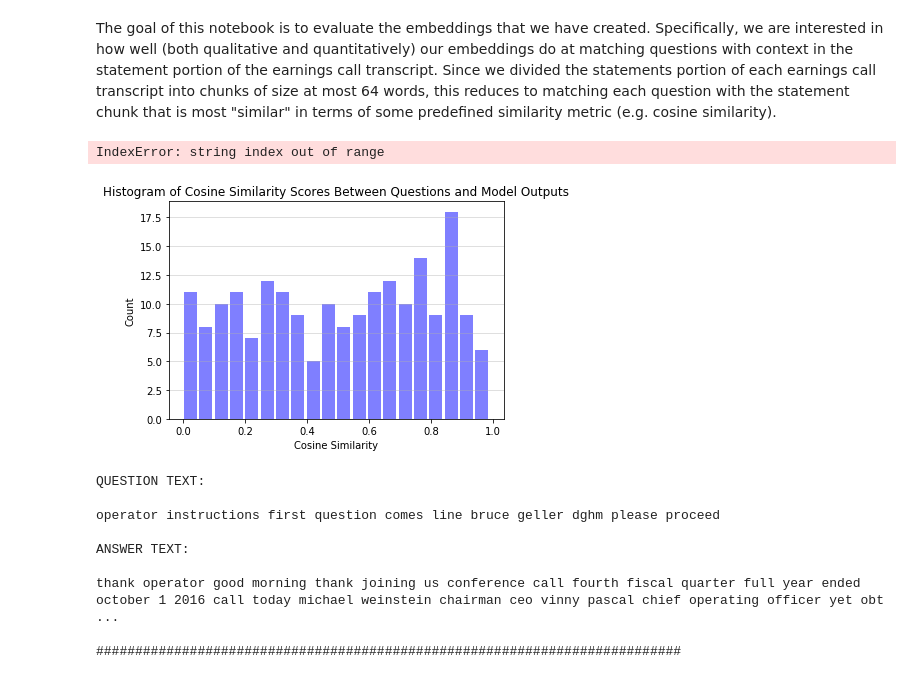
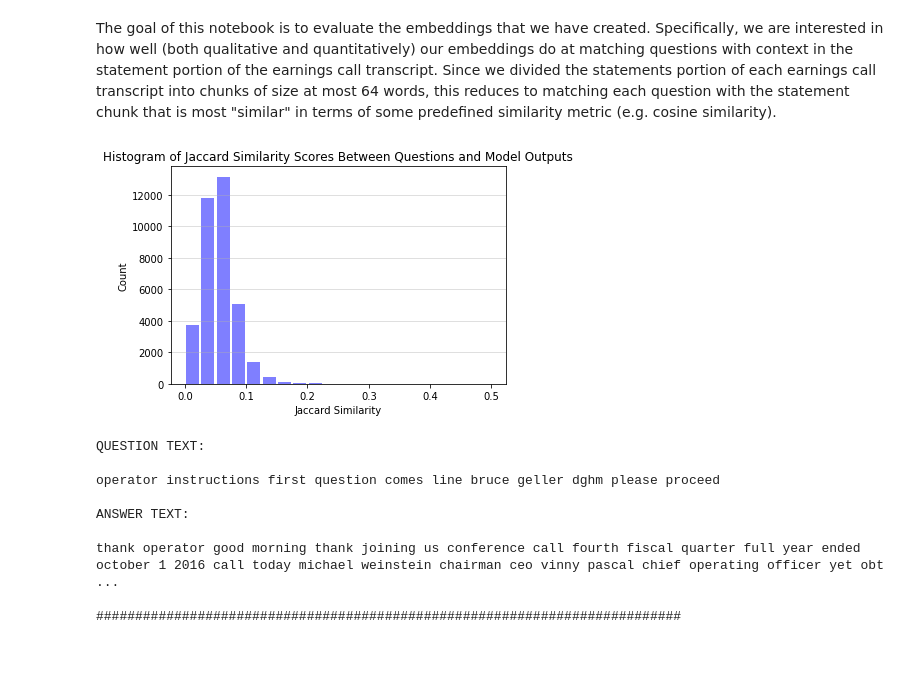
Before and after one commit to SRS95/cs224u-project, a Jupyter notebook: EvaluateEmbeddings.ipynb, the cells around one changed output. Drawn from its saved outputs; the diff is of its cells as text; code cells hidden in the pictures.

```diff
--- a/EvaluateEmbeddings.ipynb
+++ b/EvaluateEmbeddings.ipynb
@@ -6,7 +6,7 @@ import pickle
 import matplotlib.pyplot as plt
 # %%
 # Change this to point to your embeddings
-FILE_PATH = 'embeddings/bert_embeddings.pickle'
+FILE_PATH = 'embeddings/bag_of_words.pickle'
 # %%
 with open(FILE_PATH, 'rb') as f:
     transcript_embeddings = pickle.load(f)
@@ -17,7 +17,12 @@ def cosine_sim(u, v):
     return np.dot(u.T, v) / (np.linalg.norm(u) * np.linalg.norm(v))
+# %%
+def jaccard_sim(u, v):
+    u = u.toarray()
+    v = v.toarray()
+    return np.sum(np.minimum(u, v)) / np.sum((u + v))
 # %%
 # Define this as you see fit
-sim_func = cosine_sim
+sim_func = jaccard_sim
 # %%
 NUM_SAMPLES = len(transcript_embeddings)
 # %%
@@ -30,25 +35,24 @@ for i in range(NUM_SAMPLES):
         q_embedding = transcript_embeddings[i][1][q_a_idx][0]
 
         curr_best_score, curr_best_chunk = None, None
-        for chunk_idx in range(transcript_embeddings[i][0].shape[0]):
+        for chunk_idx in range(len(transcript_embeddings[i][0])):
             chunk_embedding = transcript_embeddings[i][0][chunk_idx]
             score = sim_func(q_embedding, chunk_embedding)
+
             if curr_best_score is None or score > curr_best_score:
                 curr_best_score = score
                 curr_best_chunk = chunk_idx
         scores.append(curr_best_score)
         curr[q_a_idx] = curr_best_chunk
     q_to_chunk.append(curr)
-# %% [output]
-IndexError: string index out of range
 # %%
 num_bins = 20
 n, bins, patches = plt.hist(scores, num_bins, facecolor='blue', alpha=0.5, rwidth=0.85)
 plt.grid(axis='y', alpha=0.5)
-plt.xlabel('Cosine Similarity')
+plt.xlabel('Jaccard Similarity')
 plt.ylabel('Count') # Adjust if using Jaccard Similarity
-plt.title(r'Histogram of Cosine Similarity Scores Between Questions and Model Outputs')
+plt.title(r'Histogram of Jaccard Similarity Scores Between Questions and Model Outputs')
 plt.show()
 # %% [output]
-[figure, old version]
+[figure, new version]
 # %%
```
Also changed, not shown: parts of 2 cells of this notebook, 4 other files.
